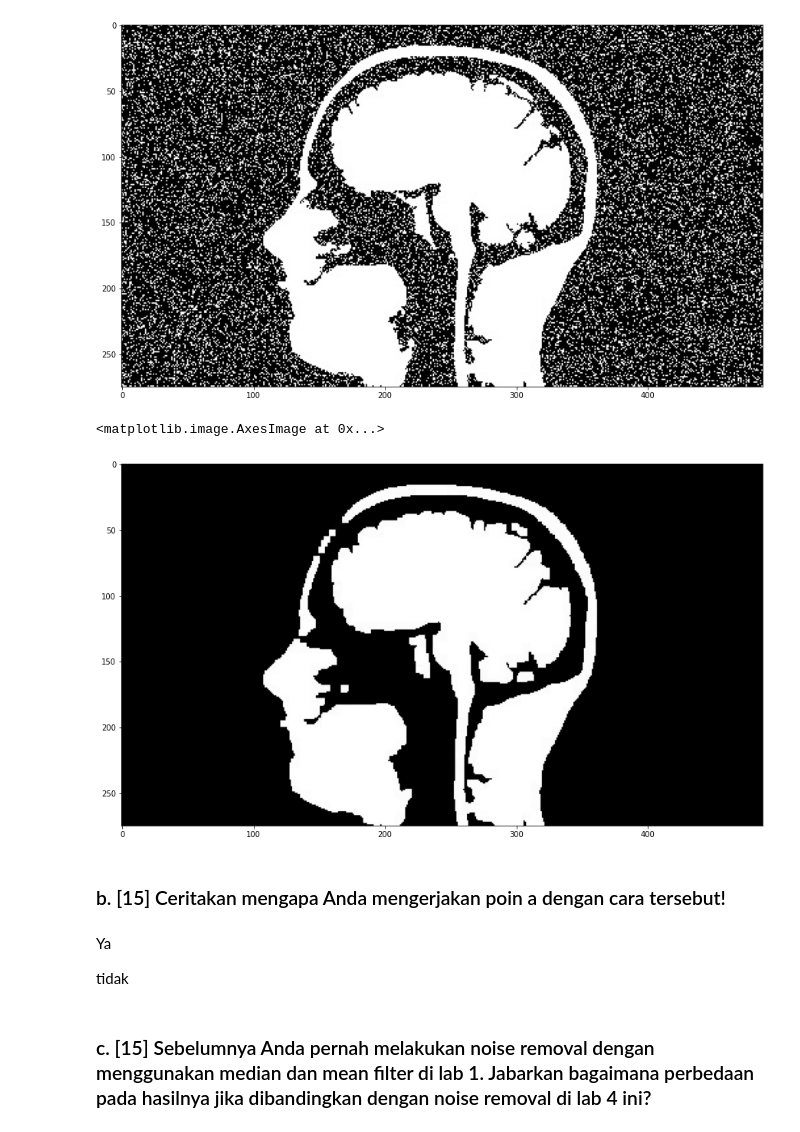
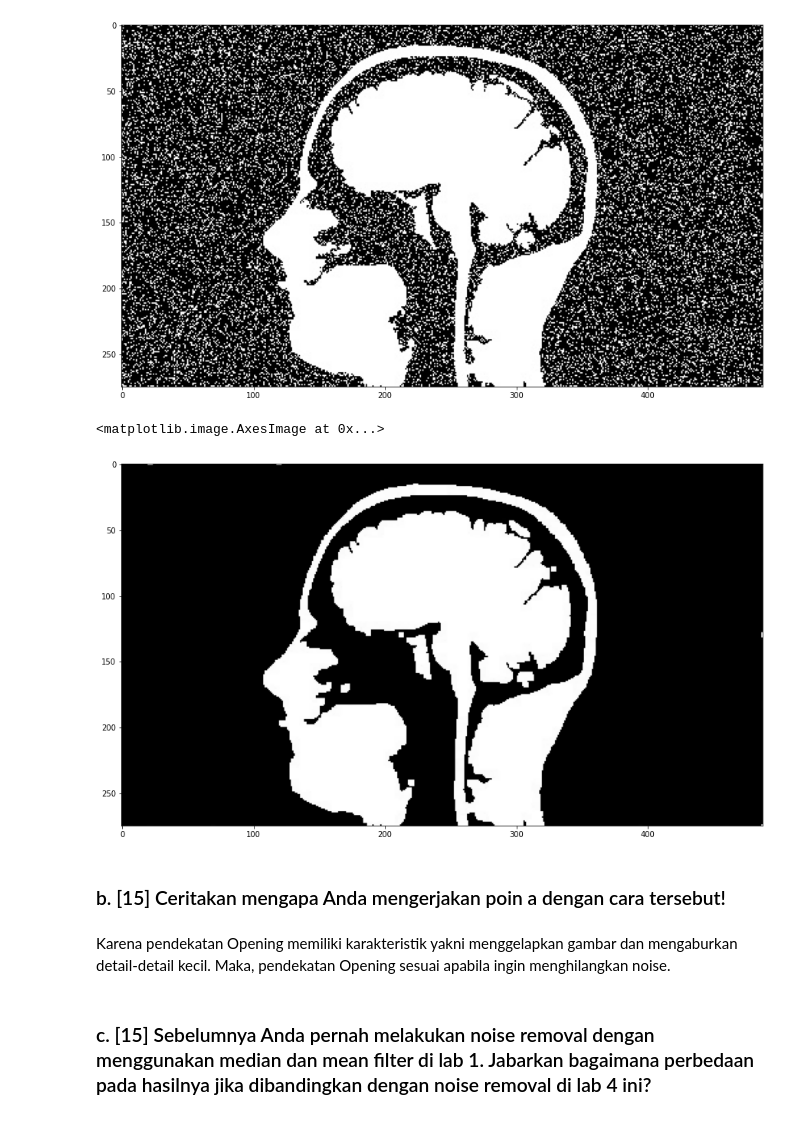
Before and after one commit to fahdikrie/pengcit212, a Jupyter notebook: Lab/Lab 4/Lab4_FahdiiAjmalalFikrie_1906398370.ipynb, the cells around one changed output. Saved outputs shown, nothing was run; the diff lists cells and outputs as text; code cells hidden in the pictures.

```diff
--- a/Lab/Lab 4/Lab4_FahdiiAjmalalFikrie_1906398370.ipynb
+++ b/Lab/Lab 4/Lab4_FahdiiAjmalalFikrie_1906398370.ipynb
@@ -31,21 +31,19 @@ plt.imshow(xray_img_rgb)
 [figure]
 # %%
 # Melakukan operasi morfologi Opening dengan strel persegi ukuran 5x5
-strel = morphology.rectangle(5, 5)
+strel = morphology.rectangle(4, 4)
 xray_img_opening = morphology.opening(xray_img, strel)
 xray_img_opening_rgb = color.gray2rgb(xray_img_opening)
 
 plt.figure(figsize=(15, 15))
 plt.imshow(xray_img_opening_rgb)
 # %% [output]
 <matplotlib.image.AxesImage at 0x...>
-[figure, old version]
+[figure, new version]
 # %% [markdown]
 ### b. [15] Ceritakan mengapa Anda mengerjakan poin a dengan cara tersebut!
-# %% [markdown]
-Ya
-
-tidak
+# %% [markdown]
+Karena pendekatan Opening memiliki karakteristik yakni menggelapkan gambar dan mengaburkan detail-detail kecil. Maka, pendekatan Opening sesuai apabila ingin menghilangkan noise.
 # %% [markdown]
 ### c. [15] Sebelumnya Anda pernah melakukan noise removal dengan menggunakan median dan mean filter di lab 1. Jabarkan bagaimana perbedaan pada hasilnya jika dibandingkan dengan noise removal di lab 4 ini?
 # %%
```
Also changed, not shown: parts of 2 cells of this notebook.
